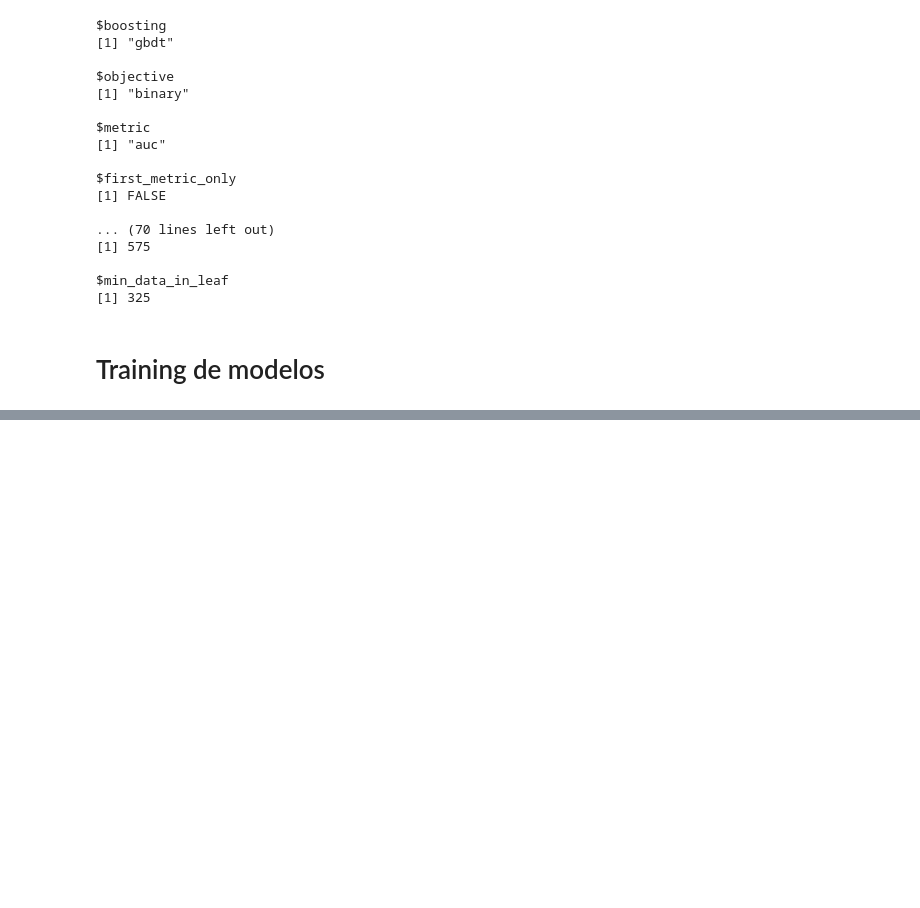
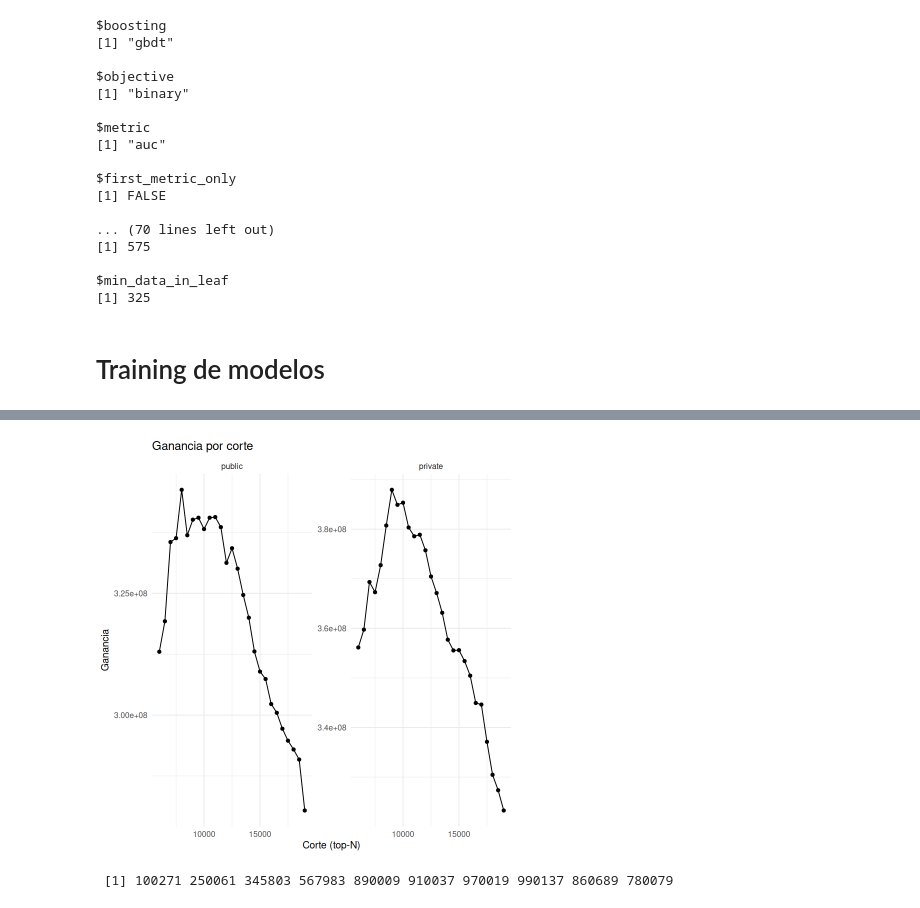
Before and after one commit to missvico/dmeyf2025, a Jupyter notebook: src/competencia/experimento/q_envios.ipynb, the cells around one changed output, grey strips where cells are left out. Drawn from its saved outputs; the diff is of its cells as text; code cells hidden in the pictures; blank space fills up the shorter version.

Commit message:
feat: comparar semillas

```diff
--- a/src/competencia/experimento/q_envios.ipynb
+++ b/src/competencia/experimento/q_envios.ipynb
@@ -278,0 +290,17 @@ sapply(result, function(x) x$path)
+# %%
+
+# 0) Config (por si no quedó en memoria)
+pred_file <- "predicciones/prediccion_5001_us03_lag1_cortes.txt"  # tu archivo .txt
+if (is.null(PARAM$experimento)) PARAM$experimento <- "prediccion_5001_us03_lag1_cortes"
+
+# 1) Cargar predicciones desde el archivo
+tb_prediccion <- fread(pred_file, sep = "\t")
+# Espera columnas: numero_de_cliente, foto_mes, prob
+# %%
+# aplico el modelo a los datos sin clase
+dfuture <- dataset[foto_mes %in% PARAM$future_final]
+# %%
+# inicilizo el dataset  drealidad
+drealidad <- realidad_inicializar( dfuture, PARAM)
+# %%
+cortes <- PARAM$cortes
@@ -278,0 +331,5 @@ sapply(result, function(x) x$path)
+# %%
+comparaciones <- comparar_cortes(tb_prediccion, cortes, drealidad)
+plot_cortes(comparaciones)
+# %% [output]
+[figure, added]
@@ -278,0 +338,4 @@ sapply(result, function(x) x$path)
+# %%
+semillas
+# %% [output]
+ [1] 100271 250061 345803 567983 890009 910037 970019 990137 860689 780079
```
Also changed, not shown: parts of 9 cells of this notebook, 4 other files.
